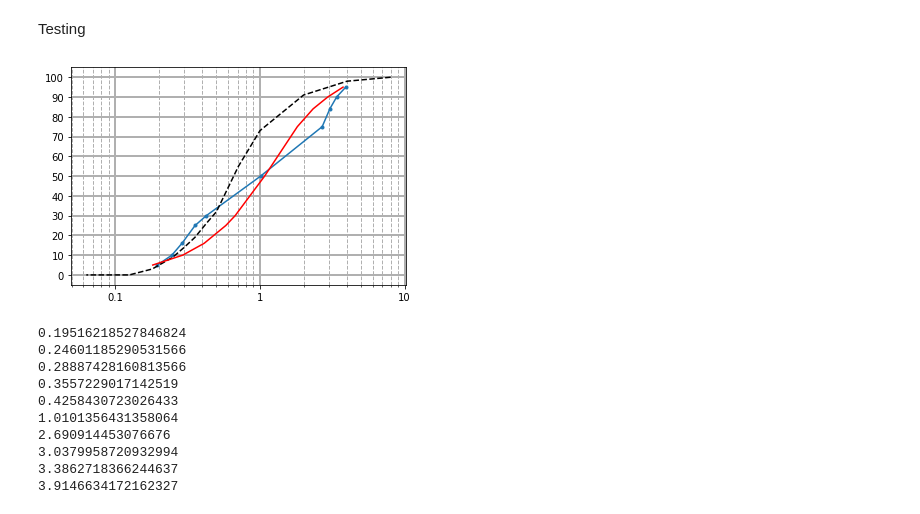
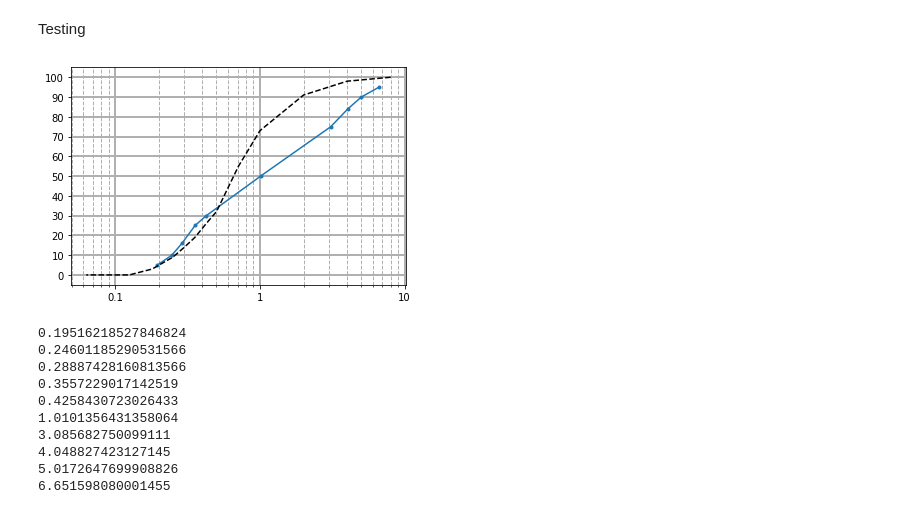
Before and after one commit to CasperFBakker/pyDGS-GUI, a Jupyter notebook: pyDGS Jupyter/dgs_loc1.ipynb, the cells around one changed output. Saved outputs shown, nothing was run; the diff lists cells and outputs as text; code cells hidden in the pictures.

```diff
--- a/pyDGS Jupyter/dgs_loc1.ipynb
+++ b/pyDGS Jupyter/dgs_loc1.ipynb
@@ -132,7 +132,7 @@ r_v_2 = (p*scales_2**x) / np.sum(p*scales_2**x) #volume-by-weight proportion
 # %%
 P = []; M = []
 for k in np.linspace(1,nx-1,100):
-    [cfs, frequencies] = pywt.cwt(original[int(k),:], np.arange(np.maximum(nx,ny)/(width*resolution / 4), np.maximum(nx,ny)/(width*resolution / 8), 1),  'morl', .5) #cmor10-1.9
+    [cfs, frequencies] = pywt.cwt(original[int(k),:], np.arange(np.maximum(nx,ny)/(width*resolution / 4), np.maximum(nx,ny)/(width*resolution / 20), 1),  'morl', .5) #cmor10-1.9
     period = 1. / frequencies
     power =(abs(cfs)) ** 2
     power = np.mean(np.abs(power), axis=1)/(period**2)
@@ -160,30 +160,30 @@ r_v_3 = (p*scales_3**x) / np.sum(p*scales_3**x) #volume-by-weight proportion
 # %%
 r_v_T = np.concatenate((r_v_1, r_v_2, r_v_3))
 r_v_T = r_v_T / 3
 scales_T = np.concatenate((scales_1, scales_2, scales_3))
 
 pd_T = np.interp([.05,.1,.16,.25,.3,.5,.75,.84,.9,.95],np.hstack((0,np.cumsum(r_v_T))), np.hstack((0,scales_T)) ) * resolution
 
 sieve_open = [8, 4, 2, 1, 0.71, 0.5, 0.425, 0.355, 0.3, 0.25, 0.18, 0.125, 0.063]
 sieve_data_1 = [100, 98, 91, 73, 55, 32, 26, 19, 14, 9, 3, 0, 0]
 
 percentiles = [5, 10, 16, 25, 30, 50, 75, 84, 90, 95]
 
 dgs_data = [0.181454604, 0.292283726, 0.411418319, 0.580388498, 0.673668774, 1.076488632, 1.811835148, 2.327583741, 2.937335338, 3.749554738]
 
 plt.plot(pd_T, percentiles, marker='.')
 plt.plot(sieve_open, sieve_data_1, ls='--', color='black')
-plt.plot(dgs_data, percentiles, color='red')
+
 
 plt.xscale("log")
 plt.grid(which='major', linewidth=2, linestyle='-')
 plt.grid(which='minor', linewidth=1, linestyle='--')
 plt.yticks(np.arange(0,110, 10), ['0', '10', '20', '30', '40', '50', '60', '70', '80', '90', '100'] )
 plt.xticks([0.1, 1, 10], [0.1,1,10])
 
 plt.show()
 # %% [output]
-[figure, old version]
+[figure, new version]
 # %%
 for i in range(len(pd_T)):
     print(pd_T[i])
@@ -194,7 +194,7 @@ for i in range(len(pd_T)):
 0.3557229017142519
 0.4258430723026433
 1.0101356431358064
-2.690914453076676
-3.0379958720932994
-3.3862718366244637
-3.9146634172162327
+3.085682750099111
+4.048827423127145
+5.0172647699908826
+6.651598080001455
```
Also changed, not shown: parts of 7 cells of this notebook, 27 other files.
